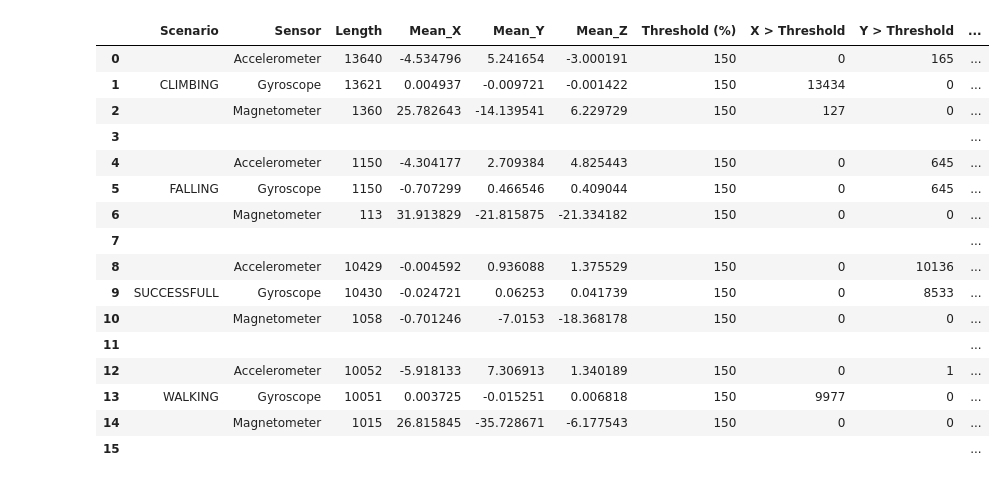
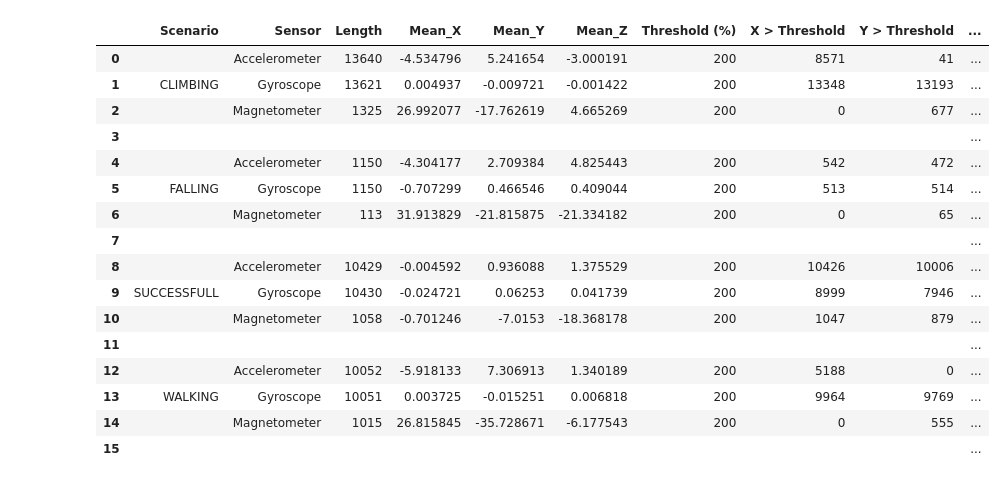
Before and after one commit to ItsMeLucifer/mobile-sensors-data-labeling-model, a Jupyter notebook: graphs.ipynb, the cells around one changed output. Drawn from its saved outputs; the diff is of its cells as text; code cells hidden in the pictures.

Commit message:
Fixed a stats analysing function

```diff
--- a/graphs.ipynb
+++ b/graphs.ipynb
@@ -5,7 +5,7 @@ import matplotlib.pyplot as plt
 import ast
 import math
 # %%
-df = pd.read_csv('prepared_data/back.csv')
+df = pd.read_csv('prepared_data/back_no_anomaly.csv')
 df
 # %% [output]
 |  | Unnamed: 0 | Category | Accelerometer | Gyroscope | Magnetometer | Duration |
@@ -157,9 +157,9 @@ def calculate_sensor_stats(accelerometer_data, gyroscope_data, magnetometer_data
     magnet_means = np.mean(magnetometer_data, axis=0)
 
     # Obliczenie odchyleń dla każdej z wartości XYZ na podstawie procentowego thresholdu
-    accel_deviations = np.abs(accelerometer_data - accel_means) / accel_means * 100
-    gyro_deviations = np.abs(gyroscope_data - gyro_means) / gyro_means * 100
-    magnet_deviations = np.abs(magnetometer_data - magnet_means) / magnet_means * 100
+    accel_deviations = np.abs(accelerometer_data - np.abs(accel_means)) / np.abs(accel_means) * 100
+    gyro_deviations = np.abs(gyroscope_data - np.abs(gyro_means)) / np.abs(gyro_means) * 100
+    magnet_deviations = np.abs(magnetometer_data - np.abs(magnet_means)) / np.abs(magnet_means) * 100
 
     devation_x = [accel_deviations[:, 0], gyro_deviations[:, 0], magnet_deviations[:, 0]]
     devation_y = [accel_deviations[:, 1], gyro_deviations[:, 1], magnet_deviations[:, 1]]
@@ -173,6 +173,7 @@ def calculate_sensor_stats(accelerometer_data, gyroscope_data, magnetometer_data
         above_x.append(len(dev[dev > threshold]))
 
     for i, dev in enumerate(devation_y):
+
         above_y.append(len(dev[dev > threshold]))
 
     for i, dev in enumerate(devation_z):
@@ -198,29 +199,29 @@ def calculate_sensor_stats(accelerometer_data, gyroscope_data, magnetometer_data
 # %%
 stats_list = []
 
 for _, row in new_df.iterrows():
-    stats = calculate_sensor_stats(row["Accelerometer"], row["Gyroscope"], row["Magnetometer"], 150, row["Category"])
+    stats = calculate_sensor_stats(row["Accelerometer"], row["Gyroscope"], row["Magnetometer"], 200, row["Category"])
     stats_list.extend([stats.iloc[0],stats.iloc[1],stats.iloc[2]])
     stats_list.append(pd.Series([' ', ' ',' ',' ',' ',' ',' ',' ',' ',' '], index=stats.columns, dtype='object'))
 
 df_stats = pd.DataFrame(stats_list)
 df_stats.reset_index(drop=True, inplace=True)
 df_stats
 # %% [output]
 |  | Scenario | Sensor | Length | Mean_X | Mean_Y | Mean_Z | Threshold (%) | X > Threshold | Y > Threshold | ... |
-| 0 |  | Accelerometer | 13640 | -4.534796 | 5.241654 | -3.000191 | 150 | 0 | 165 | ... |
-| 1 | CLIMBING | Gyroscope | 13621 | 0.004937 | -0.009721 | -0.001422 | 150 | 13434 | 0 | ... |
-| 2 |  | Magnetometer | 1360 | 25.782643 | -14.139541 | 6.229729 | 150 | 127 | 0 | ... |
+| 0 |  | Accelerometer | 13640 | -4.534796 | 5.241654 | -3.000191 | 200 | 8571 | 41 | ... |
+| 1 | CLIMBING | Gyroscope | 13621 | 0.004937 | -0.009721 | -0.001422 | 200 | 13348 | 13193 | ... |
+| 2 |  | Magnetometer | 1325 | 26.992077 | -17.762619 | 4.665269 | 200 | 0 | 677 | ... |
 | 3 |  |  |  |  |  |  |  |  |  | ... |
-| 4 |  | Accelerometer | 1150 | -4.304177 | 2.709384 | 4.825443 | 150 | 0 | 645 | ... |
-| 5 | FALLING | Gyroscope | 1150 | -0.707299 | 0.466546 | 0.409044 | 150 | 0 | 645 | ... |
-| 6 |  | Magnetometer | 113 | 31.913829 | -21.815875 | -21.334182 | 150 | 0 | 0 | ... |
+| 4 |  | Accelerometer | 1150 | -4.304177 | 2.709384 | 4.825443 | 200 | 542 | 472 | ... |
+| 5 | FALLING | Gyroscope | 1150 | -0.707299 | 0.466546 | 0.409044 | 200 | 513 | 514 | ... |
+| 6 |  | Magnetometer | 113 | 31.913829 | -21.815875 | -21.334182 | 200 | 0 | 65 | ... |
 | 7 |  |  |  |  |  |  |  |  |  | ... |
-| 8 |  | Accelerometer | 10429 | -0.004592 | 0.936088 | 1.375529 | 150 | 0 | 10136 | ... |
-| 9 | SUCCESSFULL | Gyroscope | 10430 | -0.024721 | 0.06253 | 0.041739 | 150 | 0 | 8533 | ... |
-| 10 |  | Magnetometer | 1058 | -0.701246 | -7.0153 | -18.368178 | 150 | 0 | 0 | ... |
+| 8 |  | Accelerometer | 10429 | -0.004592 | 0.936088 | 1.375529 | 200 | 10426 | 10006 | ... |
+| 9 | SUCCESSFULL | Gyroscope | 10430 | -0.024721 | 0.06253 | 0.041739 | 200 | 8999 | 7946 | ... |
+| 10 |  | Magnetometer | 1058 | -0.701246 | -7.0153 | -18.368178 | 200 | 1047 | 879 | ... |
 | 11 |  |  |  |  |  |  |  |  |  | ... |
-| 12 |  | Accelerometer | 10052 | -5.918133 | 7.306913 | 1.340189 | 150 | 0 | 1 | ... |
-| 13 | WALKING | Gyroscope | 10051 | 0.003725 | -0.015251 | 0.006818 | 150 | 9977 | 0 | ... |
-| 14 |  | Magnetometer | 1015 | 26.815845 | -35.728671 | -6.177543 | 150 | 0 | 0 | ... |
+| 12 |  | Accelerometer | 10052 | -5.918133 | 7.306913 | 1.340189 | 200 | 5188 | 0 | ... |
+| 13 | WALKING | Gyroscope | 10051 | 0.003725 | -0.015251 | 0.006818 | 200 | 9964 | 9769 | ... |
+| 14 |  | Magnetometer | 1015 | 26.815845 | -35.728671 | -6.177543 | 200 | 0 | 555 | ... |
 | 15 |  |  |  |  |  |  |  |  |  | ... |
```
Also changed, not shown: parts of 3 cells of this notebook, 1 other file.
